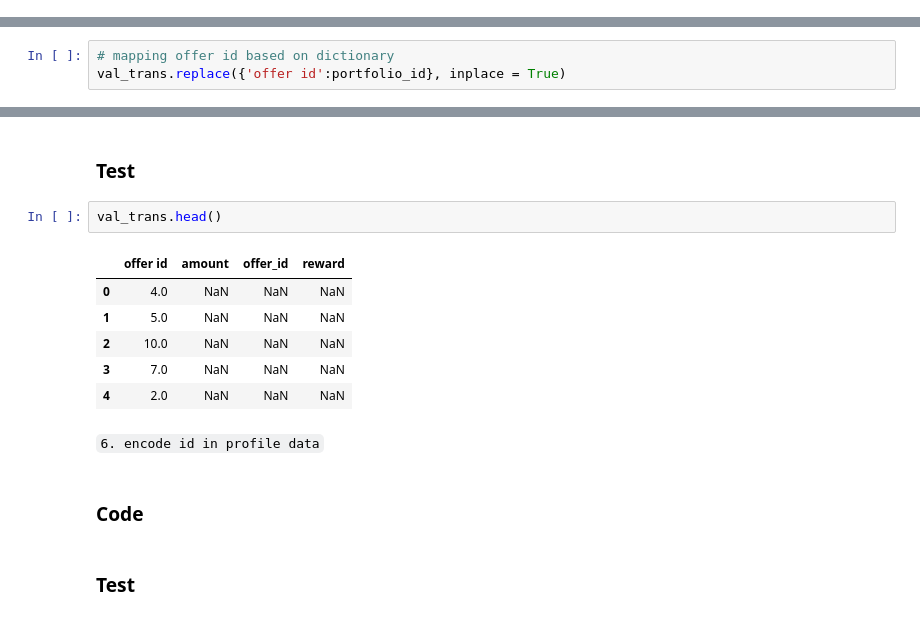
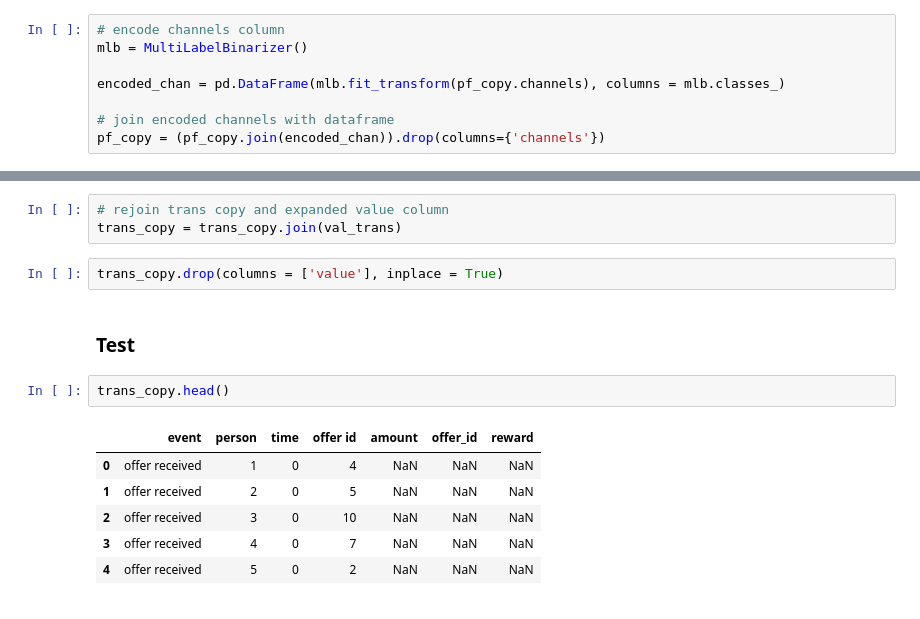
Before and after one commit to irfanespe/starbucksAdsOfferAnalysis, a Jupyter notebook: Starbucks_Capstone_notebook.ipynb, the cells around one changed output, grey strips where cells are left out. Saved outputs shown, nothing was run; the diff lists cells and outputs as text.

```diff
--- a/Starbucks_Capstone_notebook.ipynb
+++ b/Starbucks_Capstone_notebook.ipynb
@@ -277,3 +268,11 @@ pf_copy.drop(columns=['channels'], inplace = True)
+# %%
+# encode channels column
+mlb = MultiLabelBinarizer()
+
+encoded_chan = pd.DataFrame(mlb.fit_transform(pf_copy.channels), columns = mlb.classes_)
+
+# join encoded channels with dataframe
+pf_copy = (pf_copy.join(encoded_chan)).drop(columns={'channels'})
 # %% [markdown]
 ### Test
 # %%
@@ -485,6 +429,3 @@ val_trans.head()
 | 2 | 2906b810c7d4411798c6938adc9daaa5 | NaN | NaN | NaN |
 | 3 | fafdcd668e3743c1bb461111dcafc2a4 | NaN | NaN | NaN |
 | 4 | 4d5c57ea9a6940dd891ad53e9dbe8da0 | NaN | NaN | NaN |
-# %%
-# mapping offer id based on dictionary
-val_trans.replace({'offer id':portfolio_id}, inplace = True)
@@ -504,17 +482,16 @@ ValueError: Cannot convert non-finite values (NA or inf) to integer
+# %%
+# rejoin trans copy and expanded value column
+trans_copy = trans_copy.join(val_trans)
+# %%
+trans_copy.drop(columns = ['value'], inplace = True)
 # %% [markdown]
 ### Test
 # %%
-val_trans.head()
+trans_copy.head()
 # %% [output]
-|  | offer id | amount | offer_id | reward |
-| 0 | 4.0 | NaN | NaN | NaN |
-| 1 | 5.0 | NaN | NaN | NaN |
-| 2 | 10.0 | NaN | NaN | NaN |
-| 3 | 7.0 | NaN | NaN | NaN |
-| 4 | 2.0 | NaN | NaN | NaN |
+|  | event | person | time | offer id | amount | offer_id | reward |
+| 0 | offer received | 1 | 0 | 4 | NaN | NaN | NaN |
+| 1 | offer received | 2 | 0 | 5 | NaN | NaN | NaN |
+| 2 | offer received | 3 | 0 | 10 | NaN | NaN | NaN |
+| 3 | offer received | 4 | 0 | 7 | NaN | NaN | NaN |
+| 4 | offer received | 5 | 0 | 2 | NaN | NaN | NaN |
-# %% [markdown]
-`6. encode id in profile data`
-# %% [markdown]
-### Code
-# %% [markdown]
-### Test
```
Also changed, not shown: parts of 46 cells of this notebook.
